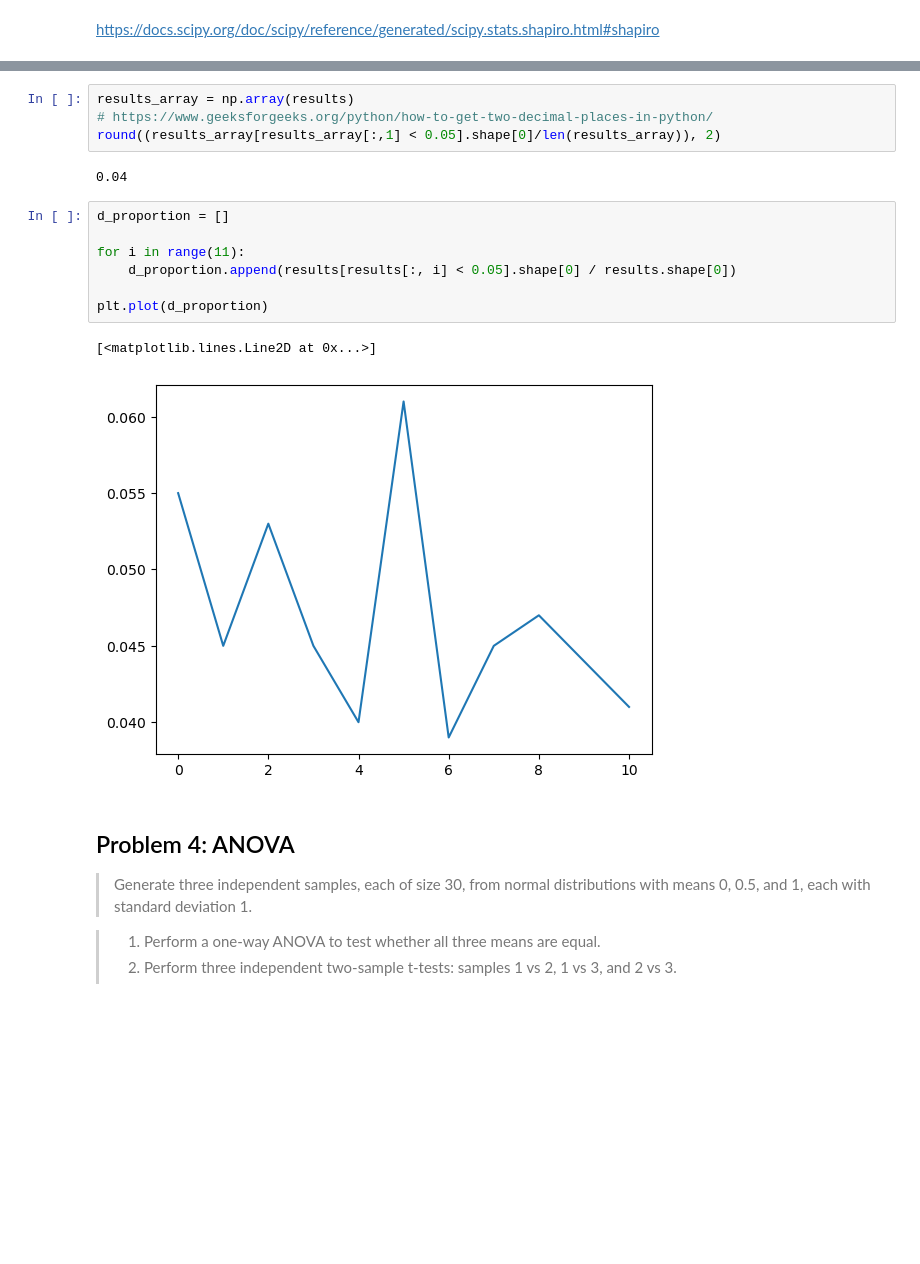
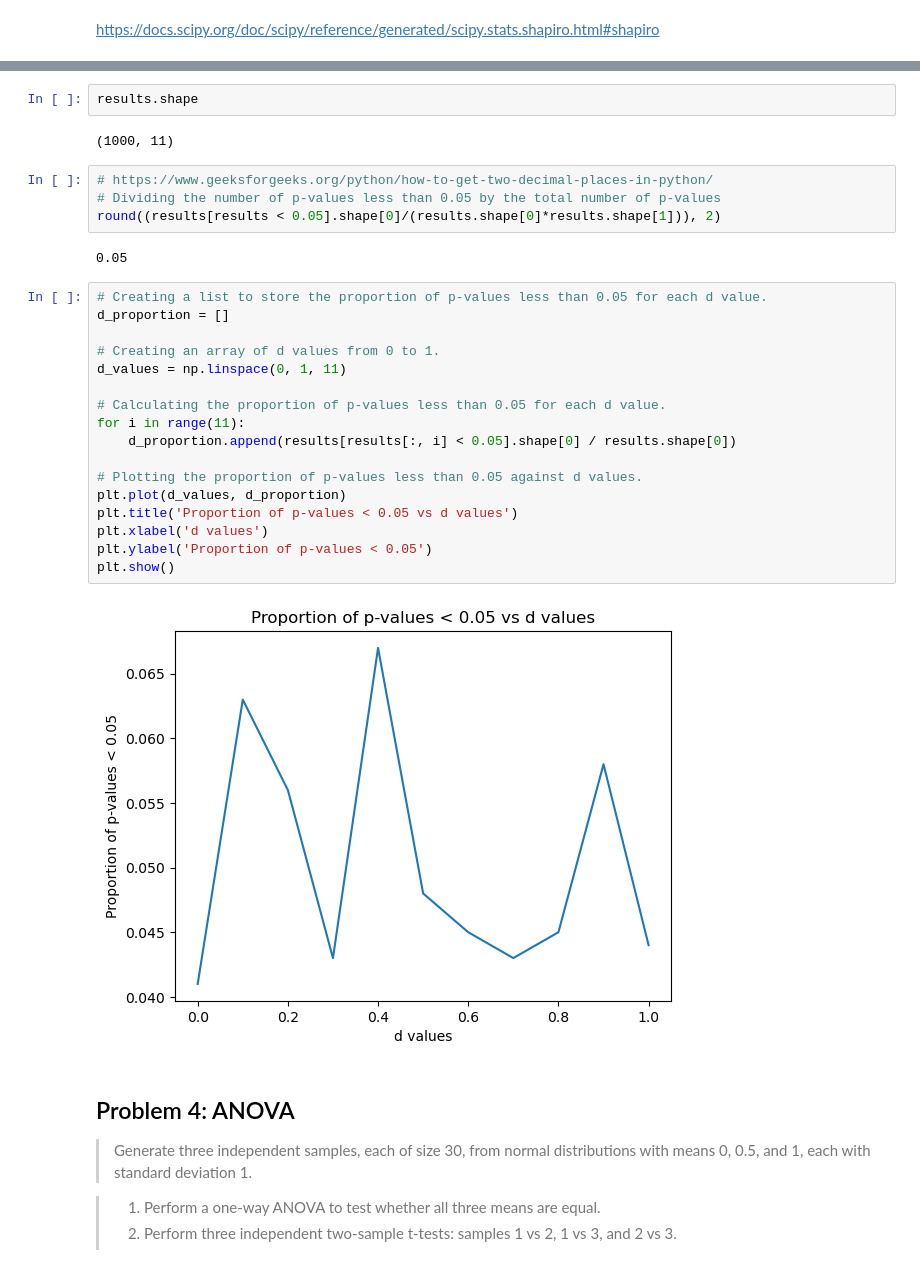
Before and after one commit to CeamanCollins/applied-statistics-assessment, a Jupyter notebook: problems.ipynb, the cells around one changed output, grey strips where cells are left out. Saved outputs shown, nothing was run; the diff lists cells and outputs as text; blank space fills up the shorter version.

```diff
--- a/problems.ipynb
+++ b/problems.ipynb
@@ -394,22 +419,35 @@ for i in range(1000):
         data_3[:, 0] = np.random.normal(size=(1, 100))
         data_3[:, 1] = np.random.normal(size=(1, 100), loc=d, scale=1)
         results[i, int(n)] = stats.shapiro(data_3)[1]
+# %%
+results.shape
+# %% [output]
+(1000, 11)
 # %%
-results_array = np.array(results)
 # https://www.geeksforgeeks.org/python/how-to-get-two-decimal-places-in-python/
-round((results_array[results_array[:,1] < 0.05].shape[0]/len(results_array)), 2)
+# Dividing the number of p-values less than 0.05 by the total number of p-values
+round((results[results < 0.05].shape[0]/(results.shape[0]*results.shape[1])), 2)
 # %% [output]
-0.04
+0.05
 # %%
+# Creating a list to store the proportion of p-values less than 0.05 for each d value.
 d_proportion = []
 
+# Creating an array of d values from 0 to 1.
+d_values = np.linspace(0, 1, 11)
+
+# Calculating the proportion of p-values less than 0.05 for each d value.
 for i in range(11):
     d_proportion.append(results[results[:, i] < 0.05].shape[0] / results.shape[0])
 
-plt.plot(d_proportion)
+# Plotting the proportion of p-values less than 0.05 against d values.
+plt.plot(d_values, d_proportion)
+plt.title('Proportion of p-values < 0.05 vs d values')
+plt.xlabel('d values')
+plt.ylabel('Proportion of p-values < 0.05')
+plt.show()
 # %% [output]
-[<matplotlib.lines.Line2D at 0x...>]
-[figure, old version]
+[figure, new version]
 # %% [markdown]
 ## Problem 4: ANOVA
 
```
Also changed, not shown: parts of 9 cells of this notebook.
